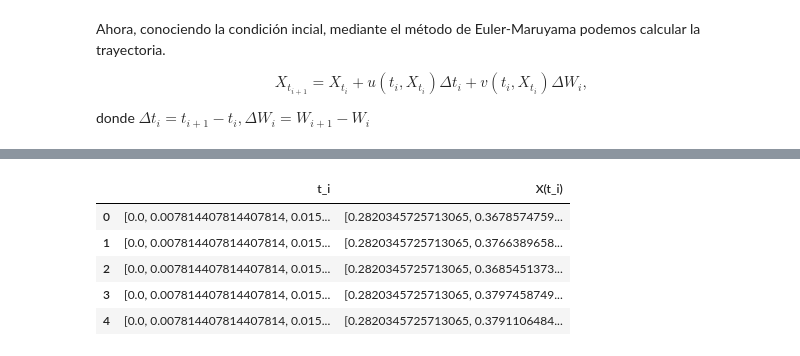
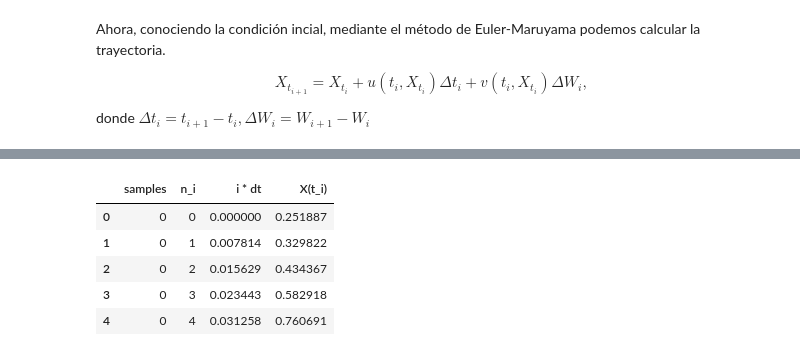
Before and after one commit to Dust1920/stochacalculus, a Jupyter notebook: PythonScripts/logistic_richardson.ipynb, the cells around one changed output, grey strips where cells are left out. Saved outputs shown, nothing was run; the diff lists cells and outputs as text; code cells hidden in the pictures.

```diff
--- a/PythonScripts/logistic_richardson.ipynb
+++ b/PythonScripts/logistic_richardson.ipynb
@@ -93,20 +93,22 @@ def solve_logistic(t, n):
 # %%
 n_samples = 1000
 
 sols = []
 for i in range(n_samples):
     time, x_t = solve_logistic(t, n_p)
-    sols.append([time, x_t])
+    dt = time[1] - time[0]
+    for j in range(n_p):
+        sols.append([i, j, j * dt, x_t[j]])
 
-solution = pd.DataFrame(data = sols, columns = ['t_i','X(t_i)'])
+solution = pd.DataFrame(data = sols, columns = ['samples','n_i',' i * dt','X(t_i)'])
 solution.head()
 # %% [output]
-|  | t_i | X(t_i) |
-| 0 | [0.0, 0.007814407814407814, 0.015... | [0.2820345725713065, 0.3678574759... |
-| 1 | [0.0, 0.007814407814407814, 0.015... | [0.2820345725713065, 0.3766389658... |
-| 2 | [0.0, 0.007814407814407814, 0.015... | [0.2820345725713065, 0.3685451373... |
-| 3 | [0.0, 0.007814407814407814, 0.015... | [0.2820345725713065, 0.3797458749... |
-| 4 | [0.0, 0.007814407814407814, 0.015... | [0.2820345725713065, 0.3791106484... |
+|  | samples | n_i | i * dt | X(t_i) |
+| 0 | 0 | 0 | 0.000000 | 0.251887 |
+| 1 | 0 | 1 | 0.007814 | 0.329822 |
+| 2 | 0 | 2 | 0.015629 | 0.434367 |
+| 3 | 0 | 3 | 0.023443 | 0.582918 |
+| 4 | 0 | 4 | 0.031258 | 0.760691 |
 # %%
 import matplotlib.pyplot as plt
 import seaborn as sns
```
Also changed, not shown: parts of 7 cells of this notebook, 2 other files.
